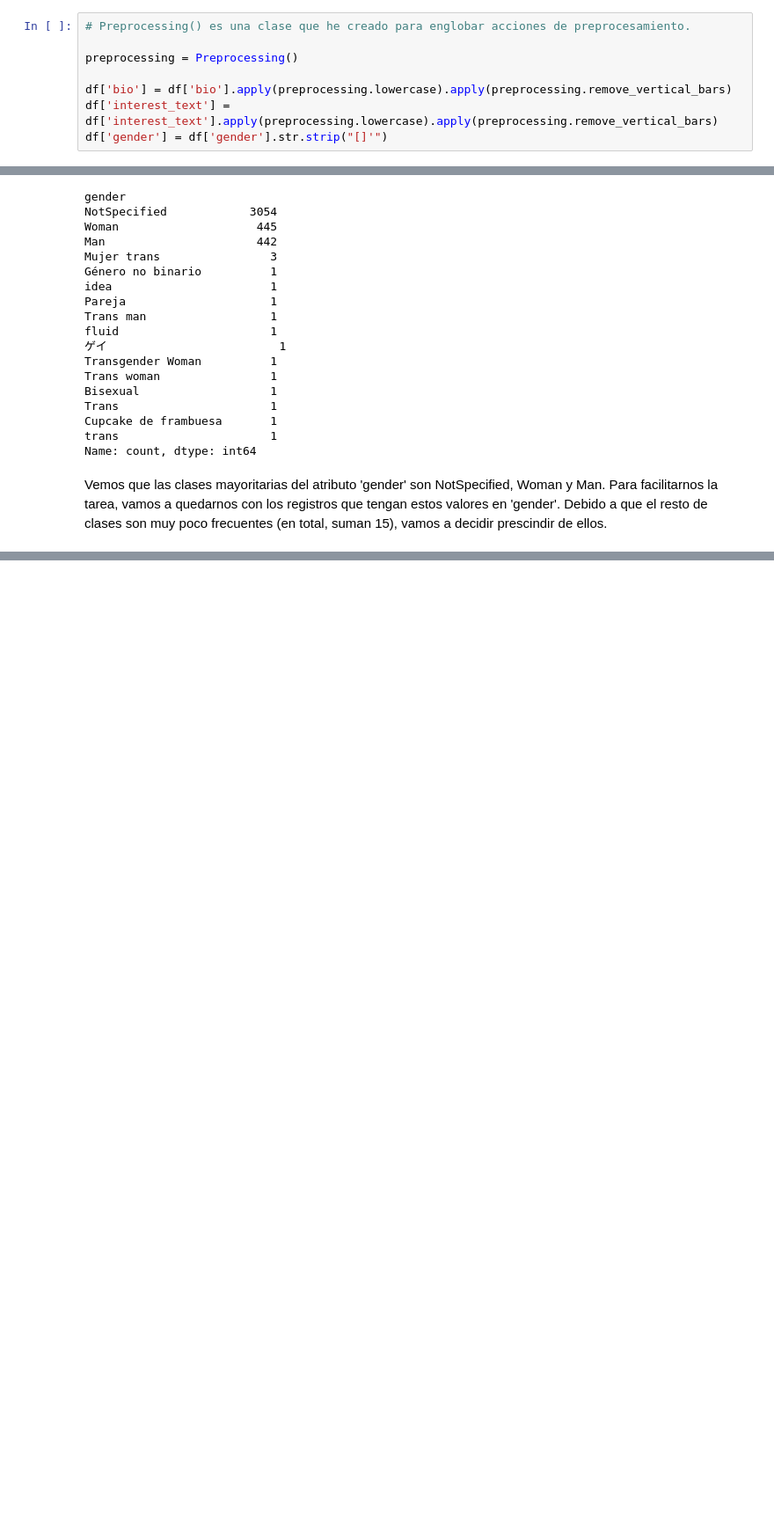
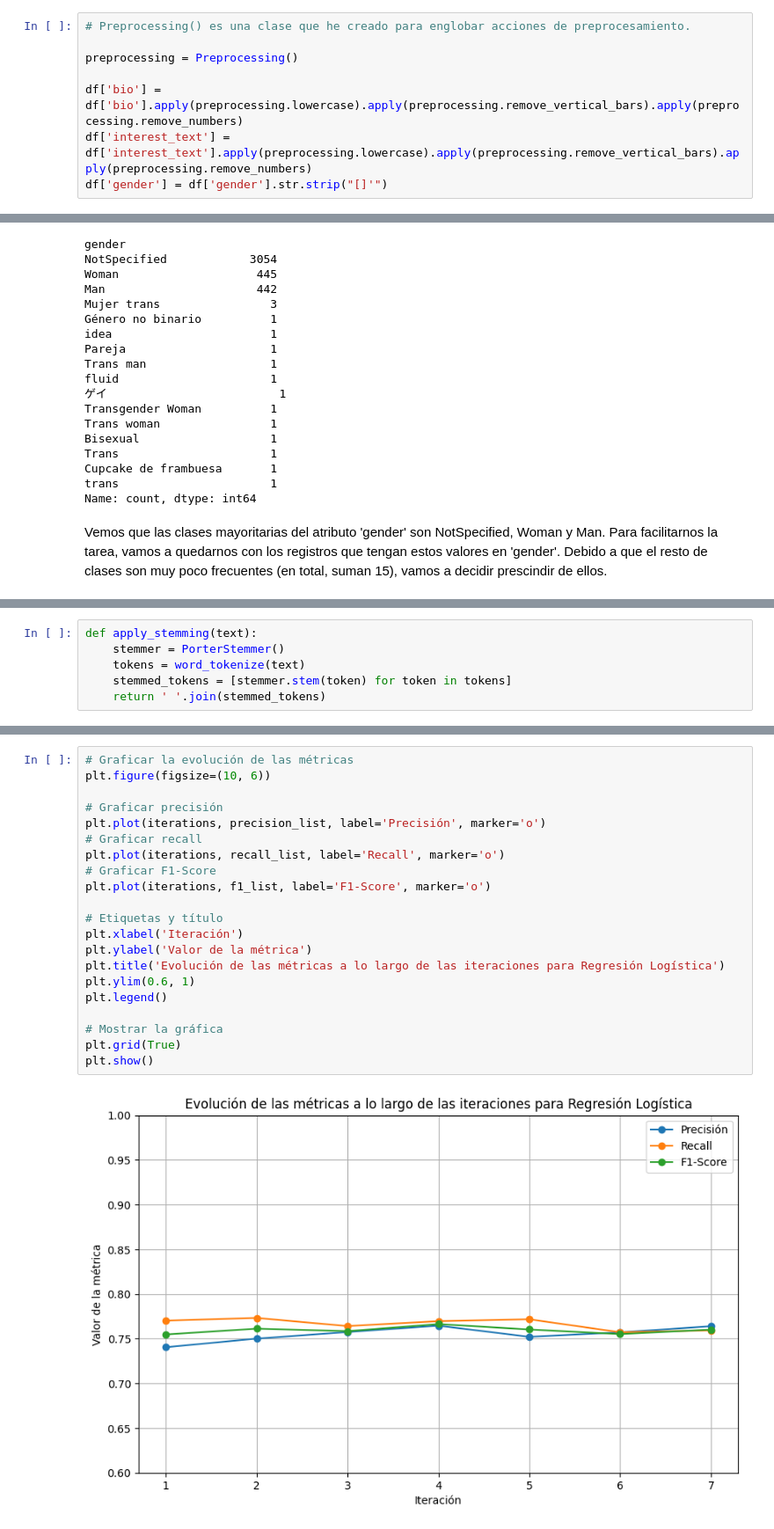
Before and after one commit to jros19/TFM, a Jupyter notebook: FirstClassifier.ipynb, the cells around one changed output, grey strips where cells are left out. Shown at 88% size. Cells and saved outputs as stored; diff of their text form; blank space fills up the shorter version.

```diff
--- a/FirstClassifier.ipynb
+++ b/FirstClassifier.ipynb
@@ -55,6 +61,6 @@ print(df.head(10))
 
 preprocessing = Preprocessing()
 
-df['bio'] = df['bio'].apply(preprocessing.lowercase).apply(preprocessing.remove_vertical_bars)
-df['interest_text'] = df['interest_text'].apply(preprocessing.lowercase).apply(preprocessing.remove_vertical_bars)
+df['bio'] = df['bio'].apply(preprocessing.lowercase).apply(preprocessing.remove_vertical_bars).apply(preprocessing.remove_numbers)
+df['interest_text'] = df['interest_text'].apply(preprocessing.lowercase).apply(preprocessing.remove_vertical_bars).apply(preprocessing.remove_numbers)
 df['gender'] = df['gender'].str.strip("[]'")
@@ -183,0 +110,6 @@ No se encontraron predicciones confiables. Deteniendo iteraciones.
+# %%
+def apply_stemming(text):
+    stemmer = PorterStemmer()
+    tokens = word_tokenize(text)
+    stemmed_tokens = [stemmer.stem(token) for token in tokens]
+    return ' '.join(stemmed_tokens)
@@ -184,3 +273,26 @@ No se encontraron predicciones confiables. Deteniendo iteraciones.
+# %%
+# Graficar la evolución de las métricas
+plt.figure(figsize=(10, 6))
+
+# Graficar precisión
+plt.plot(iterations, precision_list, label='Precisión', marker='o')
+# Graficar recall
+plt.plot(iterations, recall_list, label='Recall', marker='o')
+# Graficar F1-Score
+plt.plot(iterations, f1_list, label='F1-Score', marker='o')
+
+# Etiquetas y título
+plt.xlabel('Iteración')
+plt.ylabel('Valor de la métrica')
+plt.title('Evolución de las métricas a lo largo de las iteraciones para Regresión Logística')
+plt.ylim(0.6, 1)
+plt.legend()
+
+# Mostrar la gráfica
+plt.grid(True)
+plt.show()
+# %% [output]
+[figure, added]
 # %%
 # Distribución final de géneros
 print("Distribución final de géneros etiquetados:")
```
Also changed, not shown: parts of 26 cells of this notebook, 3 other files.
